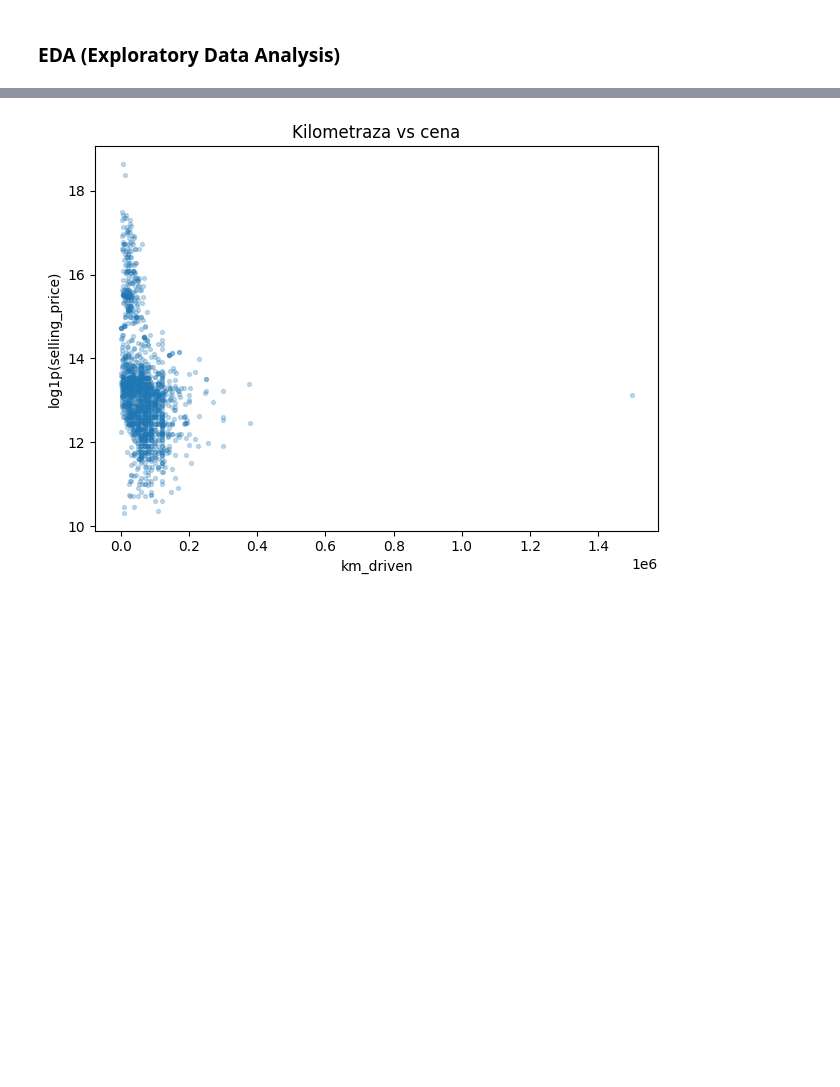
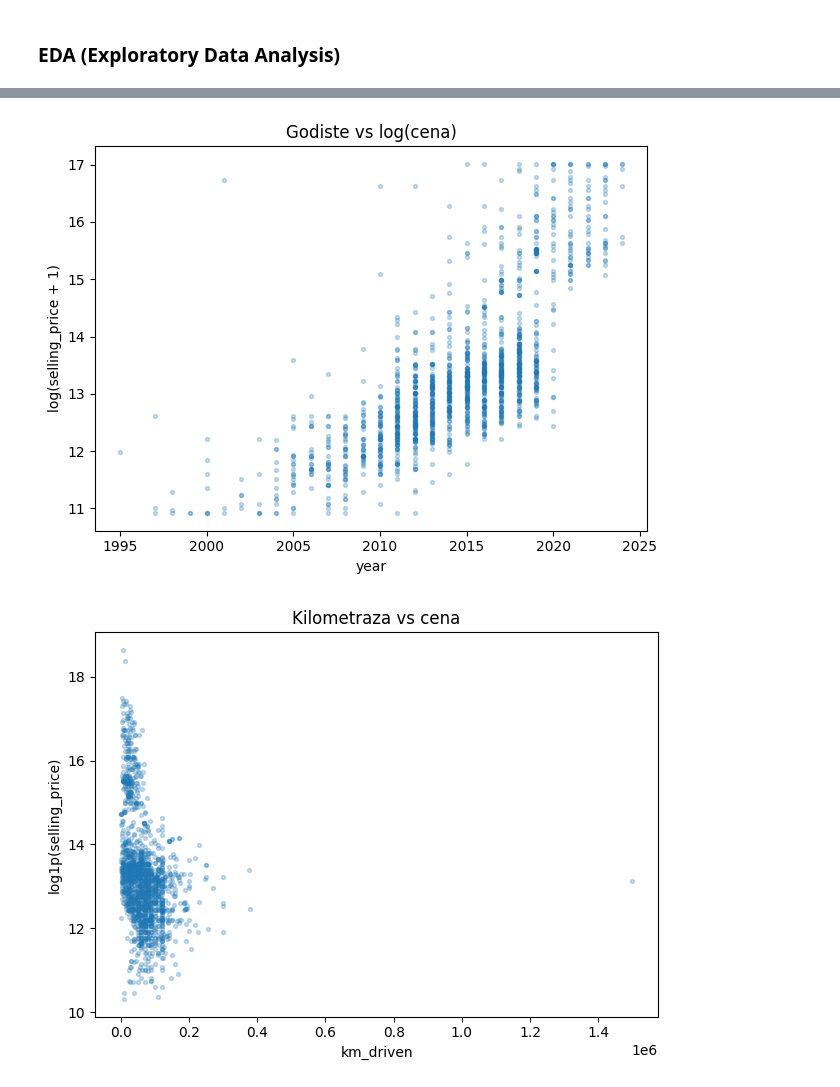
Before and after one commit to nemanjastojanovicc/web-mining, a Jupyter notebook: two-towers-cars.ipynb, the cells around one changed output, grey strips where cells are left out. Saved outputs shown, nothing was run; the diff lists cells and outputs as text; code cells hidden in the pictures; blank space fills up the shorter version.

```diff
--- a/two-towers-cars.ipynb
+++ b/two-towers-cars.ipynb
@@ -182,3 +262,13 @@ plt.show()
+# %%
+plt.figure()
+plt.scatter(df["year"], np.log1p(df["selling_price"]), s=8, alpha=0.25)
+plt.title("Godiste vs log(cena)")
+plt.xlabel("year")
+plt.ylabel("log(selling_price + 1)")
+plt.tight_layout()
+plt.show()
+# %% [output]
+[figure, added]
 # %%
 plt.figure()
 plt.scatter(df["km_driven"], np.log1p(df["selling_price"]), s=8, alpha=0.25)
```
Also changed, not shown: parts of 31 cells of this notebook.
